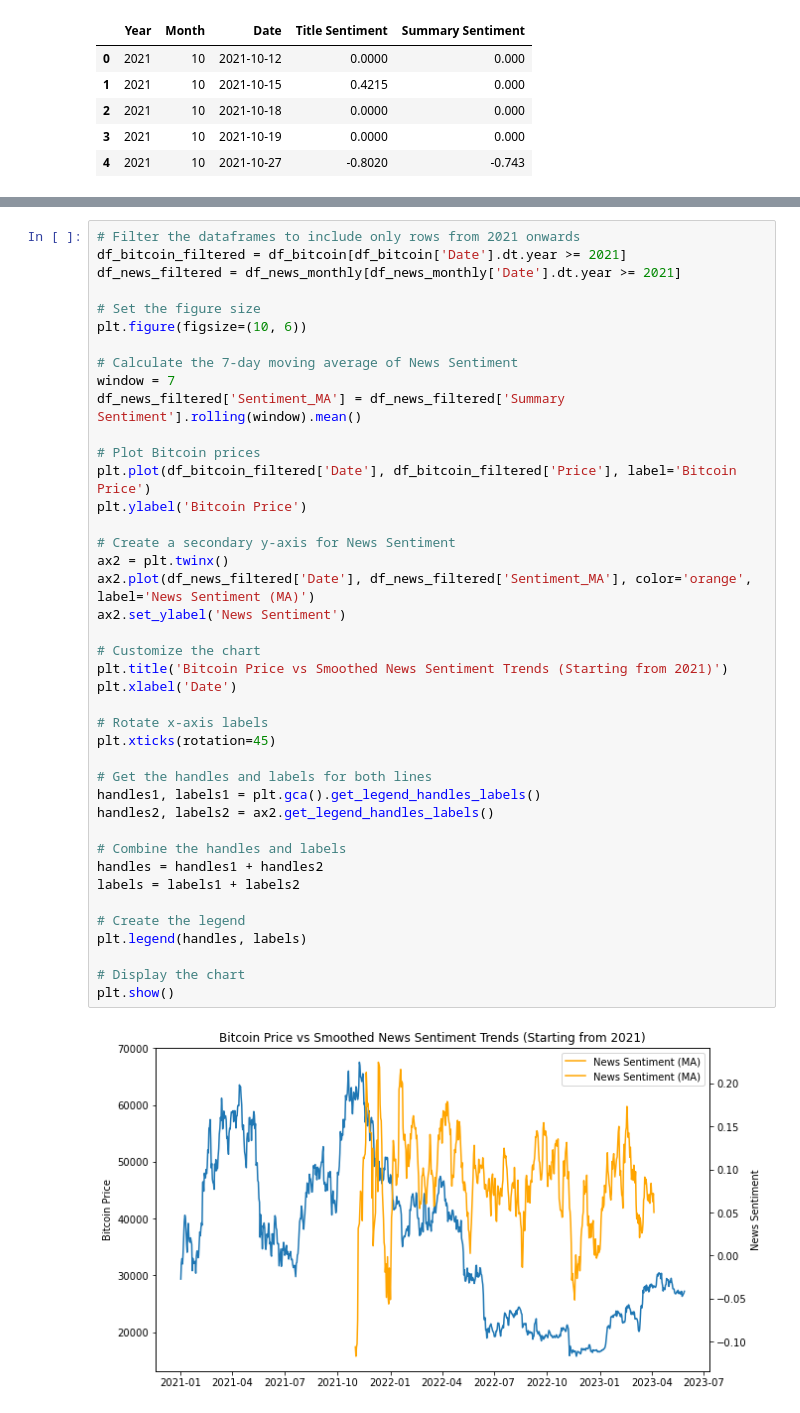
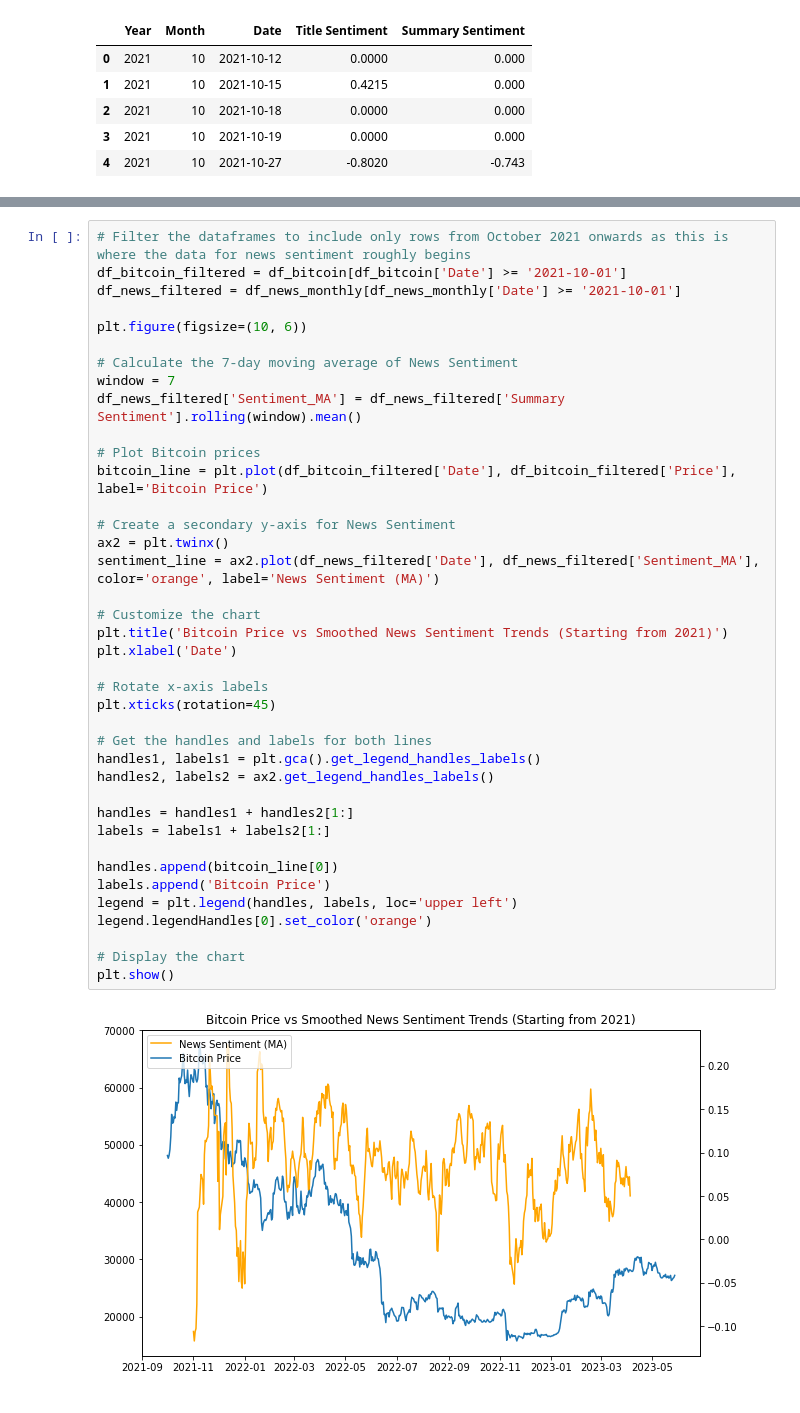
Before and after one commit to oar04/Bitcoin-Data-Analysis, a Jupyter notebook: Bitcoin News and Trends ETL.ipynb, the cells around one changed output, grey strips where cells are left out. Cells and saved outputs as stored; diff of their text form.

```diff
--- a/Bitcoin News and Trends ETL.ipynb
+++ b/Bitcoin News and Trends ETL.ipynb
@@ -671,43 +772,41 @@ df_news_monthly.head()
 # %%
-# Filter the dataframes to include only rows from 2021 onwards
-df_bitcoin_filtered = df_bitcoin[df_bitcoin['Date'].dt.year >= 2021]
-df_news_filtered = df_news_monthly[df_news_monthly['Date'].dt.year >= 2021]
+# Filter the dataframes to include only rows from October 2021 onwards as this is where the data for news sentiment roughly begins
+df_bitcoin_filtered = df_bitcoin[df_bitcoin['Date'] >= '2021-10-01']
+df_news_filtered = df_news_monthly[df_news_monthly['Date'] >= '2021-10-01']
 
-# Set the figure size
 plt.figure(figsize=(10, 6))
 
 # Calculate the 7-day moving average of News Sentiment
 window = 7
 df_news_filtered['Sentiment_MA'] = df_news_filtered['Summary Sentiment'].rolling(window).mean()
 
 # Plot Bitcoin prices
-plt.plot(df_bitcoin_filtered['Date'], df_bitcoin_filtered['Price'], label='Bitcoin Price')
-plt.ylabel('Bitcoin Price')
+bitcoin_line = plt.plot(df_bitcoin_filtered['Date'], df_bitcoin_filtered['Price'], label='Bitcoin Price')
 
 # Create a secondary y-axis for News Sentiment
 ax2 = plt.twinx()
-ax2.plot(df_news_filtered['Date'], df_news_filtered['Sentiment_MA'], color='orange', label='News Sentiment (MA)')
-ax2.set_ylabel('News Sentiment')
+sentiment_line = ax2.plot(df_news_filtered['Date'], df_news_filtered['Sentiment_MA'], color='orange', label='News Sentiment (MA)')
 
 # Customize the chart
 plt.title('Bitcoin Price vs Smoothed News Sentiment Trends (Starting from 2021)')
 plt.xlabel('Date')
 
 # Rotate x-axis labels
 plt.xticks(rotation=45)
 
 # Get the handles and labels for both lines
 handles1, labels1 = plt.gca().get_legend_handles_labels()
 handles2, labels2 = ax2.get_legend_handles_labels()
 
-# Combine the handles and labels
-handles = handles1 + handles2
-labels = labels1 + labels2
+handles = handles1 + handles2[1:]
+labels = labels1 + labels2[1:]
 
-# Create the legend
-plt.legend(handles, labels)
+handles.append(bitcoin_line[0])
+labels.append('Bitcoin Price')
+legend = plt.legend(handles, labels, loc='upper left')
+legend.legendHandles[0].set_color('orange')
 
 # Display the chart
 plt.show()
 # %% [output]
-[figure, old version]
+[figure, new version]
```
Also changed, not shown: parts of 96 cells of this notebook, 3 other files.
